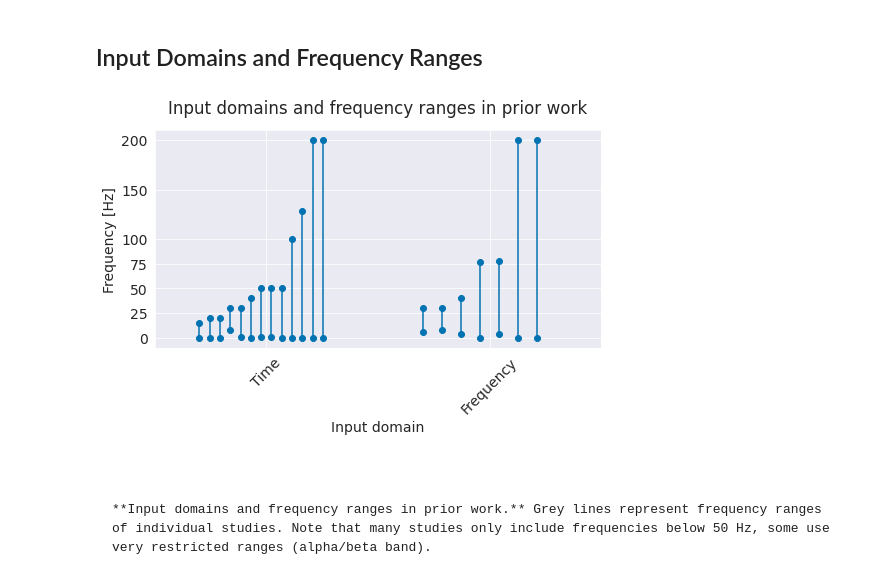
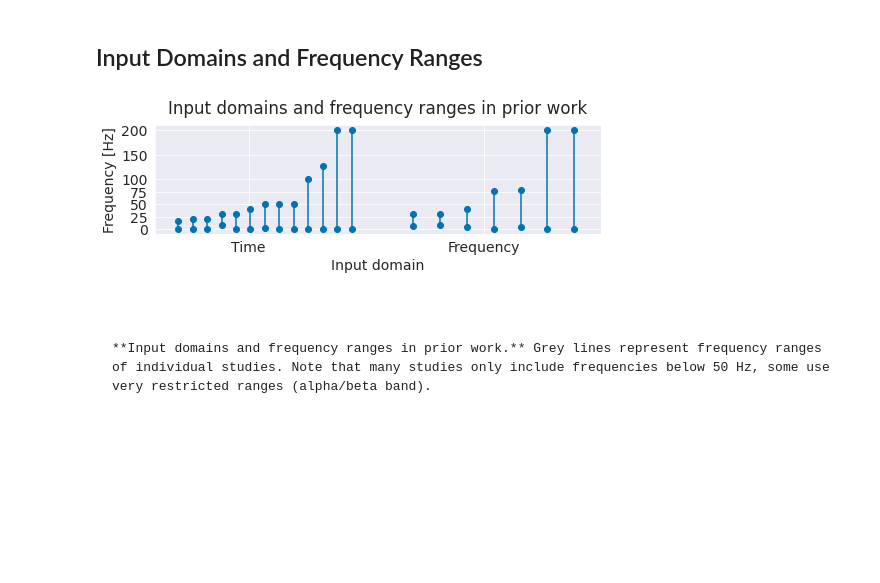
Before and after one commit to robintibor/eeg-deep-learning-phd-thesis, a Jupyter notebook: PriorWork.ipynb, the cells around one changed output. Drawn from its saved outputs; the diff is of its cells as text; code cells hidden in the pictures; blank space fills up the shorter version.

````diff
--- a/PriorWork.ipynb
+++ b/PriorWork.ipynb
@@ -57,39 +57,40 @@ a = np.array(['Time,  8–30 Hz ', 'Time, 0.1–40 Hz ', 'Time, 0.05–15 Hz ',
        'Time, 0.15–200 Hz ', ' Time, 0.1-20 Hz '])
 domain_strings = [s.split(',')[0] for s in a]
 start_fs = [float(re.sub(r'[a-z ]+',r'', re.split(r'[–-–-]'," ".join(s.split(',')[1:]))[0])) for s in a]
 end_fs = [float(re.sub(r'[a-z HZFBCSP]+',r'', re.split(r'[–-–-]'," ".join(s.split(',')[1:]))[1])) for s in a]
 domain_strings = np.array(domain_strings)
 start_fs = np.array(start_fs)
 end_fs = np.array(end_fs)
 
 freq_mask = np.array(['freq' in s.lower() for s in domain_strings])
 time_mask = np.array(['time' in s.lower() for s in domain_strings])
 
-fig = plt.figure(figsize=(8,4))
+fig = plt.figure(figsize=(8,2))
 rng = np.random.RandomState(98349384)
 color = seaborn.color_palette()[0]
 i_sort = np.flatnonzero(time_mask)[np.argsort(end_fs[time_mask])]
 for i, (d,s,e) in enumerate(zip(
         domain_strings[i_sort], start_fs[i_sort], end_fs[i_sort])):
-    offset = 0.6*i/len(i_sort) - 0.3
+    offset = 0.8*i/len(i_sort) - 0.3
     plt.plot([offset,offset] , [s, e], marker='o', alpha=1, color=color, ls='-')
 i_sort = np.flatnonzero(freq_mask)[np.argsort(end_fs[freq_mask])]
 for i, (d,s,e) in enumerate(zip(
         domain_strings[i_sort], start_fs[i_sort], end_fs[i_sort])):
-    offset = 0.6*i/len(i_sort) + 0.7
+    offset = 0.8*i/len(i_sort) + 0.7
     plt.plot([offset,offset] , [s, e], marker='o', alpha=1, color=color, ls='-')
 
-plt.xlim(-0.5,1.5)
+plt.xlim(-0.4,1.5)
 plt.xlabel("Input domain")
 plt.ylabel("Frequency [Hz]")
-plt.xticks([0,1], ["Time", "Frequency"], rotation=45)
+plt.xticks([0,1], ["Time", "Frequency"])#, rotation=45)
 plt.title("Input domains and frequency ranges in prior work", y=1.05)
 plt.yticks([0,25,50,75,100,150,200])
 glue('input_domain_fig', fig)
+plt.savefig("images/input-domain-freq-ranges.png", dpi=300, bbox_inches='tight')
 plt.close(fig)
 None
 # %% [output]
-[figure, old version]
+[figure, new version]
 # %% [markdown]
 ```{glue:figure} input_domain_fig
 
````
Also changed, not shown: parts of 1 cell of this notebook, 27 other files.
